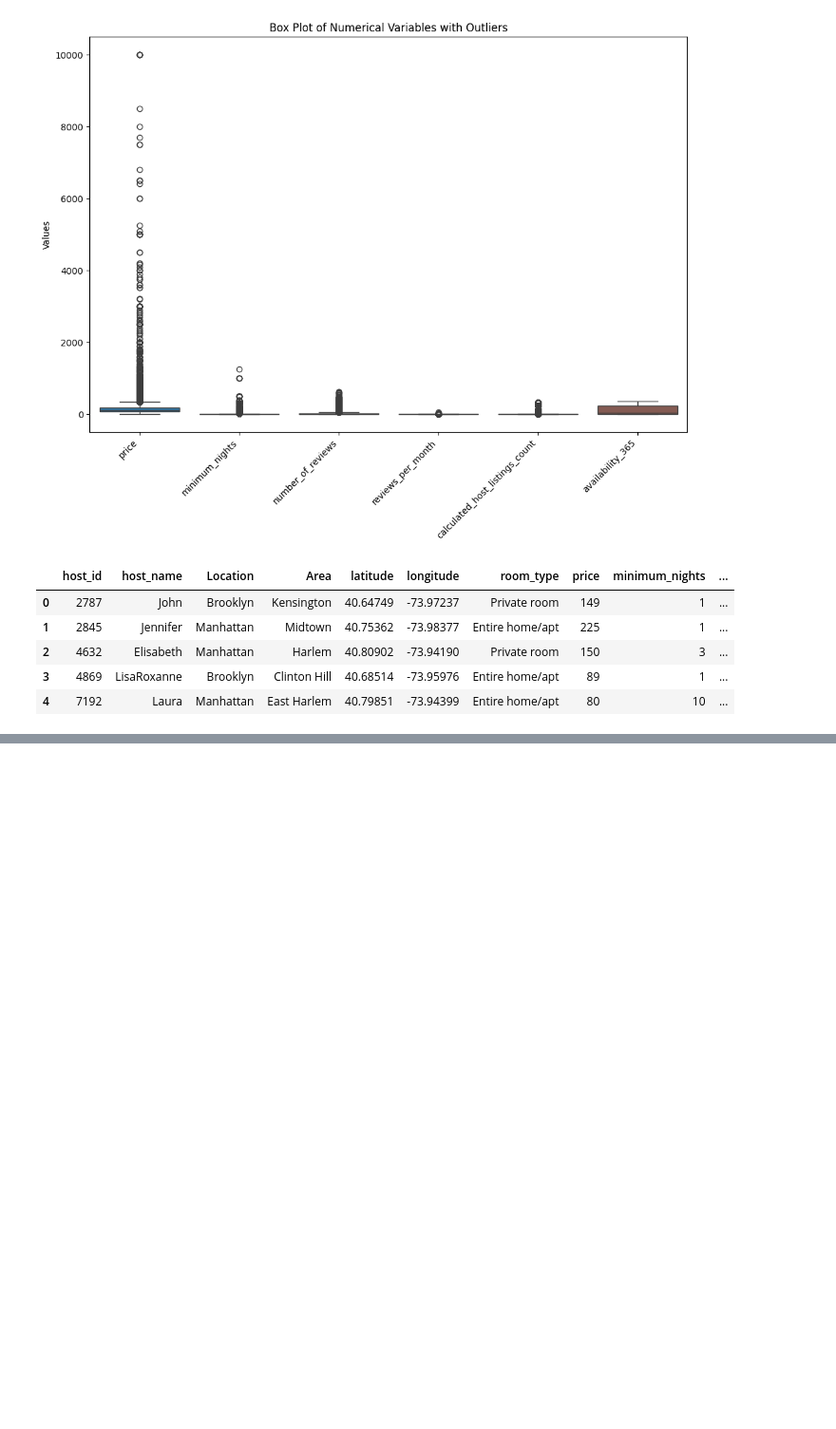
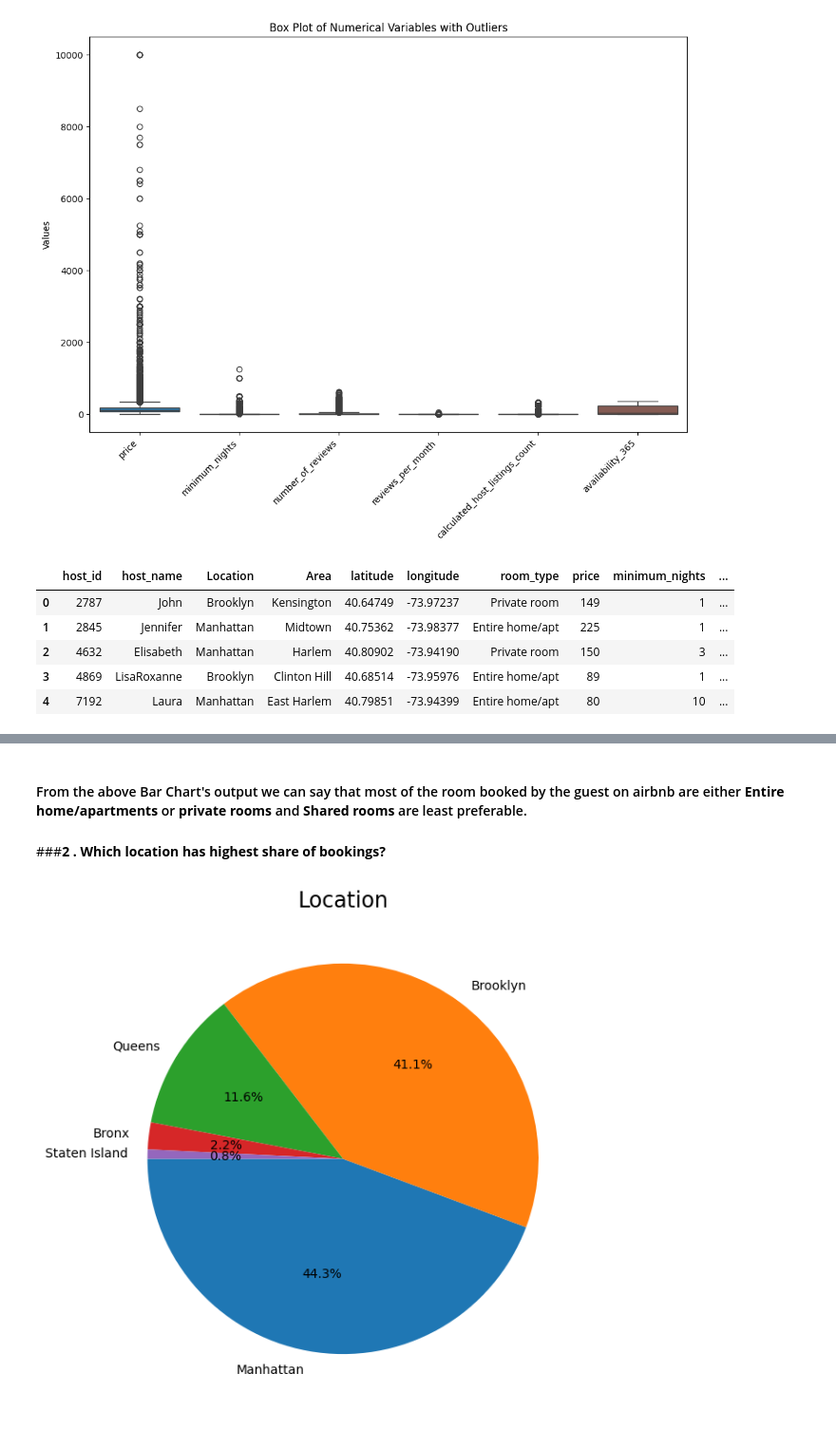
Before and after one commit to Kashifletslearn/EDA-of-Airbnb-Hotel-Booking, a Jupyter notebook: EDA_of_Airbnb_Hotel_Booking.ipynb, the cells around one changed output, grey strips where cells are left out. Shown at 95% size. Saved outputs shown, nothing was run; the diff lists cells and outputs as text; code cells hidden in the pictures; blank space fills up the shorter version.

```diff
--- a/EDA_of_Airbnb_Hotel_Booking.ipynb
+++ b/EDA_of_Airbnb_Hotel_Booking.ipynb
@@ -446,0 +476,20 @@ airbnb.head(5)
+# %% [markdown]
+#### From the above Bar Chart's output we can say that most of the room booked by the guest on airbnb are either **Entire home/apartments** or **private rooms** and **Shared rooms** are least preferable.
+# %% [markdown]
+###**2 .** **Which location has highest share of bookings?**
+# %%
+# Chart - 2: Let us  take a look at total property according to Location.
+
+# set figure size
+plt.figure(figsize=(13,7))
+
+# set the pie chart title
+plt.title("Location",{'fontsize': 17, 'fontweight': 25})
+
+# plot pie chart
+plt.pie(airbnb["Location"].value_counts(), labels=airbnb.Location.value_counts().index,autopct='%1.1f%%', startangle=180)
+
+# display figure
+plt.show()
+# %% [output]
+[figure, added]
```
Also changed, not shown: parts of 13 cells of this notebook.
